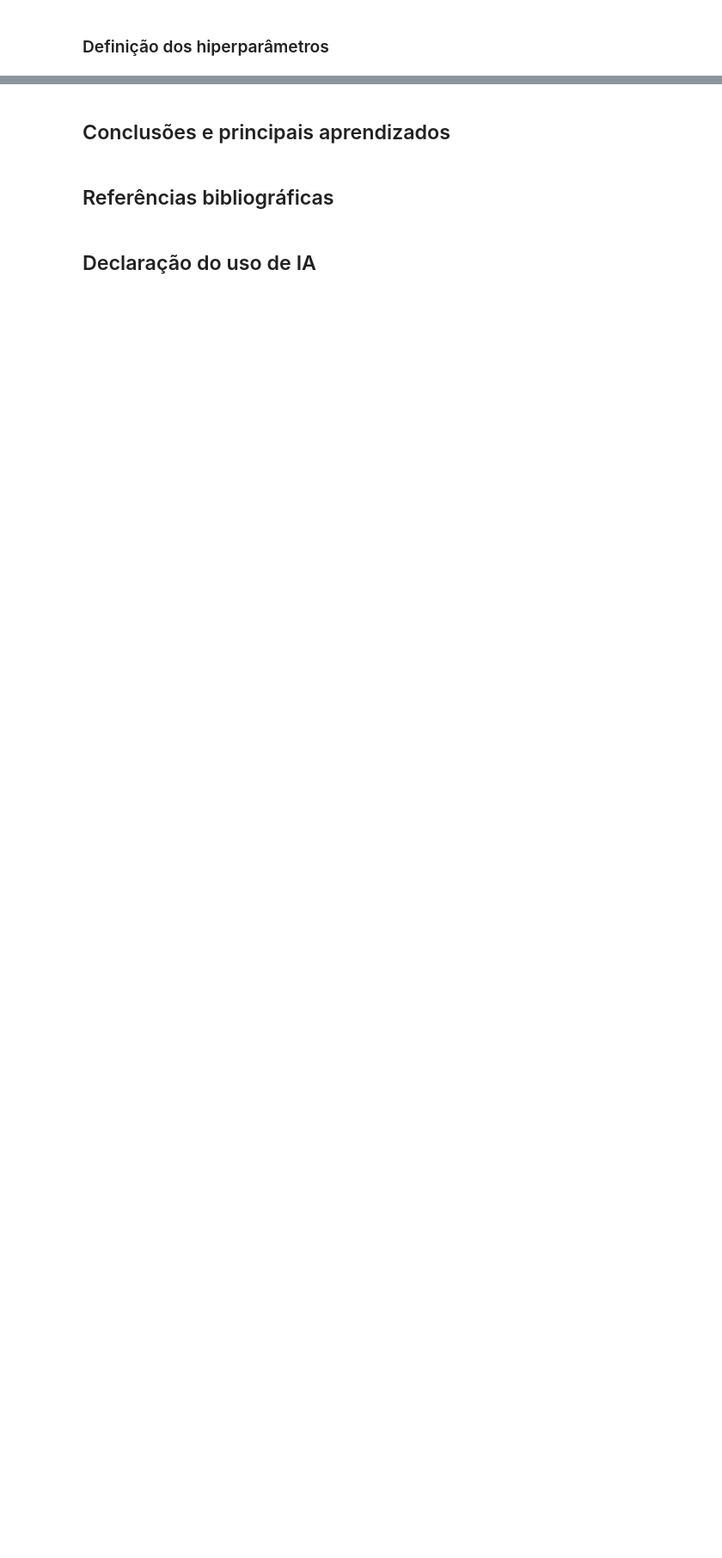
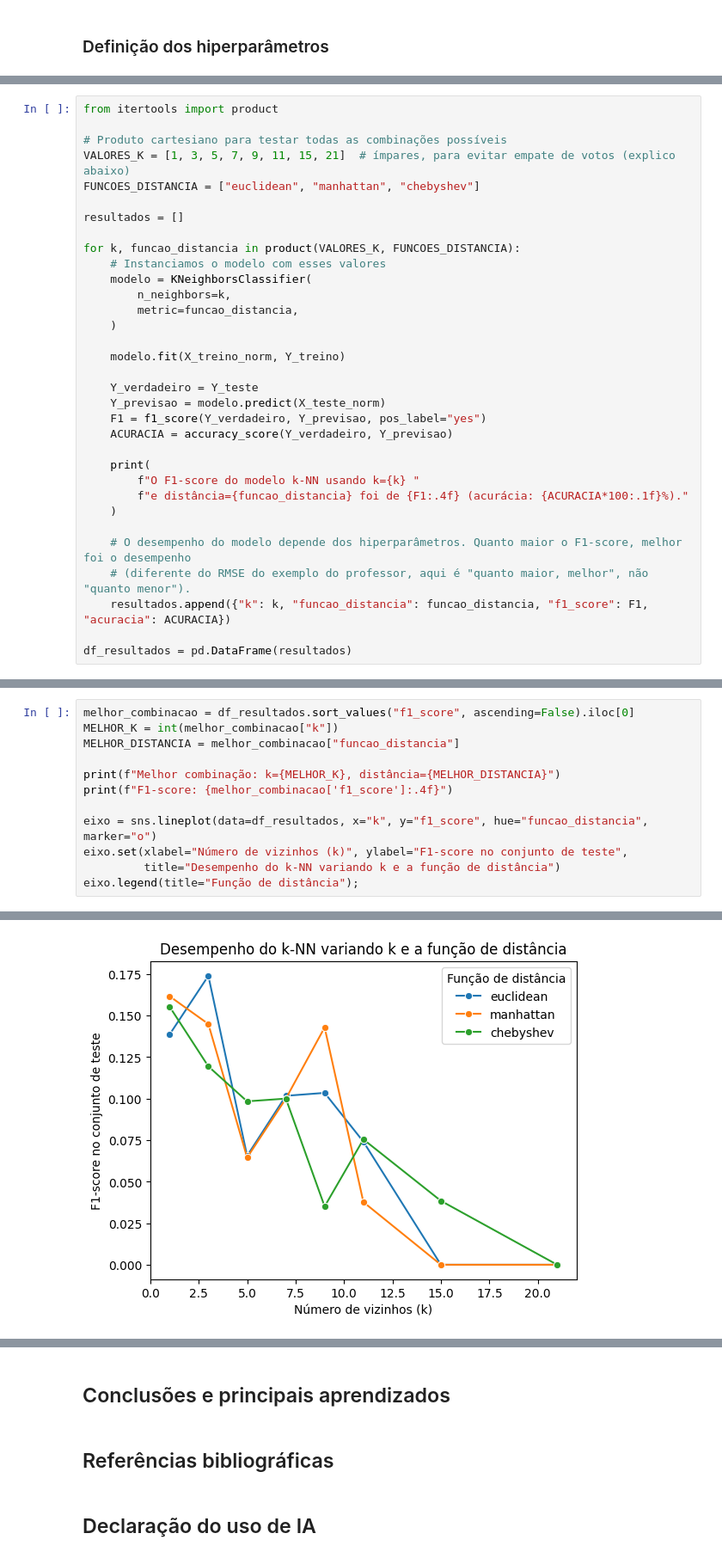
Before and after one commit to buruna087/Cubo-Gelatinoso-, a Jupyter notebook: Cubo_gelatinoso.ipynb, the cells around one changed output, grey strips where cells are left out. Shown at 86% size. Cells and saved outputs as stored; diff of their text form; blank space fills up the shorter version.

```diff
--- a/Cubo_gelatinoso.ipynb
+++ b/Cubo_gelatinoso.ipynb
@@ -257,0 +314,33 @@ Terminar o analisando a acurácia e a matriz de confisão para cada resultados e
+# %%
+from itertools import product
+
+# Produto cartesiano para testar todas as combinações possíveis
+VALORES_K = [1, 3, 5, 7, 9, 11, 15, 21]  # ímpares, para evitar empate de votos (explico abaixo)
+FUNCOES_DISTANCIA = ["euclidean", "manhattan", "chebyshev"]
+
+resultados = []
+
+for k, funcao_distancia in product(VALORES_K, FUNCOES_DISTANCIA):
+    # Instanciamos o modelo com esses valores
+    modelo = KNeighborsClassifier(
+        n_neighbors=k,
+        metric=funcao_distancia,
+    )
+
+    modelo.fit(X_treino_norm, Y_treino)
+
+    Y_verdadeiro = Y_teste
+    Y_previsao = modelo.predict(X_teste_norm)
+    F1 = f1_score(Y_verdadeiro, Y_previsao, pos_label="yes")
+    ACURACIA = accuracy_score(Y_verdadeiro, Y_previsao)
+
+    print(
+        f"O F1-score do modelo k-NN usando k={k} "
+        f"e distância={funcao_distancia} foi de {F1:.4f} (acurácia: {ACURACIA*100:.1f}%)."
+    )
+
+    # O desempenho do modelo depende dos hiperparâmetros. Quanto maior o F1-score, melhor foi o desempenho
+    # (diferente do RMSE do exemplo do professor, aqui é "quanto maior, melhor", não "quanto menor").
+    resultados.append({"k": k, "funcao_distancia": funcao_distancia, "f1_score": F1, "acuracia": ACURACIA})
+
+df_resultados = pd.DataFrame(resultados)
@@ -257,0 +365,13 @@ Terminar o analisando a acurácia e a matriz de confisão para cada resultados e
+# %%
+melhor_combinacao = df_resultados.sort_values("f1_score", ascending=False).iloc[0]
+MELHOR_K = int(melhor_combinacao["k"])
+MELHOR_DISTANCIA = melhor_combinacao["funcao_distancia"]
+
+print(f"Melhor combinação: k={MELHOR_K}, distância={MELHOR_DISTANCIA}")
+print(f"F1-score: {melhor_combinacao['f1_score']:.4f}")
+
+eixo = sns.lineplot(data=df_resultados, x="k", y="f1_score", hue="funcao_distancia", marker="o")
+eixo.set(xlabel="Número de vizinhos (k)", ylabel="F1-score no conjunto de teste",
+         title="Desempenho do k-NN variando k e a função de distância")
+eixo.legend(title="Função de distância");
+# %% [output]
@@ -257,0 +380 @@ Terminar o analisando a acurácia e a matriz de confisão para cada resultados e
+[figure, added]
```
Also changed, not shown: parts of 21 cells of this notebook.
